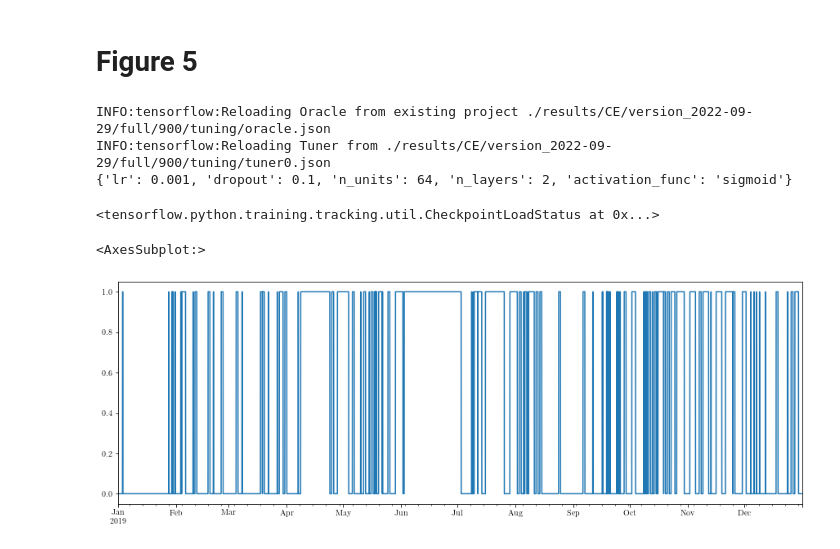
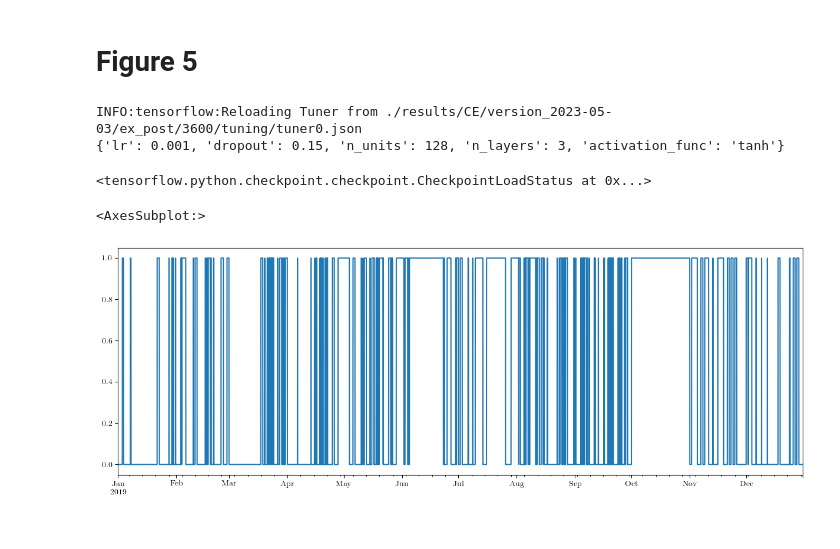
Before and after one commit to johkruse/PIML-for-grid-frequency-modelling, a Jupyter notebook: notebooks/paper_plots.ipynb, the cells around one changed output. Drawn from its saved outputs; the diff is of its cells as text; code cells hidden in the pictures.

```diff
--- a/notebooks/paper_plots.ipynb
+++ b/notebooks/paper_plots.ipynb
@@ -31,7 +30,7 @@ rc('text', usetex=True)
 # Setup
 # %%
 # Setup folder(s)
-version= '2022-09-29'
+version= '2023-05-03'
 
 # Define loss
 def negloglik(p, rv_p):
@@ -39,24 +38,13 @@ def negloglik(p, rv_p):
 
 # Prepare target/feature data and initial conditions Z
 freq, features = data_prep.load_data()
-ts, X, Y, Z = data_prep.prepare_data(freq, features, custom_dtype=custom_dtype)
+ts, dfs = data_prep.prepare_data(freq, features, custom_dtype=custom_dtype)
 
 
-# Split train, test and validation set
-X_train = X.loc[:'2017'].sample(frac=1)
-Z_train = Z.loc[X_train.index]
-y_train = Y.loc[X_train.index]
-
-X_val = X.loc['2018'].sample(frac=1)
-Z_val = Z.loc[X_val.index]
-y_val = Y.loc[X_val.index]
-
-X_test = X.loc['2019'].sample(frac=1)
-Z_test = Z.loc[X_test.index]
-y_test = Y.loc[X_test.index]
-
-day_ahead_cols = X.filter(regex='day_ahead|hour|minute').columns
-full_cols = X.columns
+day_ahead_cols = dfs['X_train'].filter(regex='day_ahead|hour|minute').columns # day-ahead forecasts and hour
+expost_cols = dfs['X_train'].drop(columns=day_ahead_cols).columns.append(pd.Index(['prices_day_ahead'])) # only ex-post and prices
 
 dp_model = DailyProfileModel()
 c_model = ConstantModel()
+
+model_dir = './results/CE/version_{}'.format(version)+'/{}/'
@@ -845,32 +809,29 @@ plt.savefig('./figures/fig4.pdf', bbox_inches='tight', dpi=300 )
 # %% [markdown]
 # Figure 5
 # %%
-model_name = 'full'
-cols = full_cols
-tmax = 900
-model_dir = './results/CE/version_{}/{}/{}/'.format(version,model_name, tmax)
+model_name = 'ex_post'
+cols = expost_cols
 
 # re-load best model via tuner
-with open(model_dir+'fixed_model_hps.pkl'.format(tmax), 'rb') as f:
+with open(model_dir.format(model_name)+'fixed_model_hps.pkl', 'rb') as f:
     fixed_model_hps = pickle.load(f)
 tuner=kt.Tuner(hypermodel=SOHyperModel(**fixed_model_hps, loss=negloglik),
-                directory=model_dir, oracle=kt.Oracle(),project_name="tuning")
+                directory=model_dir.format(model_name), oracle=kt.Oracle(),project_name="tuning")
 best_hps=tuner.get_best_hyperparameters(num_trials=1)[0]
 print(best_hps.values)
 model = tuner.hypermodel.build(best_hps)
-model.load_weights(model_dir+'best_model/').expect_partial()
+model.load_weights(model_dir.format(model_name)+'best_model/').expect_partial()
 # %% [output]
-INFO:tensorflow:Reloading Oracle from existing project ./results/CE/version_2022-09-29/full/900/tuning/oracle.json
-INFO:tensorflow:Reloading Tuner from ./results/CE/version_2022-09-29/full/900/tuning/tuner0.json
-{'lr': 0.001, 'dropout': 0.1, 'n_units': 64, 'n_layers': 2, 'activation_func': 'sigmoid'}
+INFO:tensorflow:Reloading Tuner from ./results/CE/version_2023-05-03/ex_post/3600/tuning/tuner0.json
+{'lr': 0.001, 'dropout': 0.15, 'n_units': 128, 'n_layers': 3, 'activation_func': 'tanh'}
-<tensorflow.python.training.tracking.util.CheckpointLoadStatus at 0x...>
+<tensorflow.python.checkpoint.checkpoint.CheckpointLoadStatus at 0x...>
 # %%
 # plot intervals with nans
-full_rolling_index = pd.date_range(start=y_test.sort_index().index[0],end=y_test.sort_index().index[-1], freq='15min')
-y_test.reindex(full_rolling_index).isnull().any(1).astype(int).plot(figsize=(15,5))
+full_rolling_index = pd.date_range(start=dfs['y_test'].sort_index().index[0],end=dfs['y_test'].sort_index().index[-1], freq='1h')
+dfs['y_test'].reindex(full_rolling_index).isnull().any(1).astype(int).plot(figsize=(15,5))
 # %% [output]
 <AxesSubplot:>
-[figure, old version]
+[figure, new version]
 # %%
 # find largest non-nan interval
 
```
Also changed, not shown: parts of 25 cells of this notebook, 15 other files.
